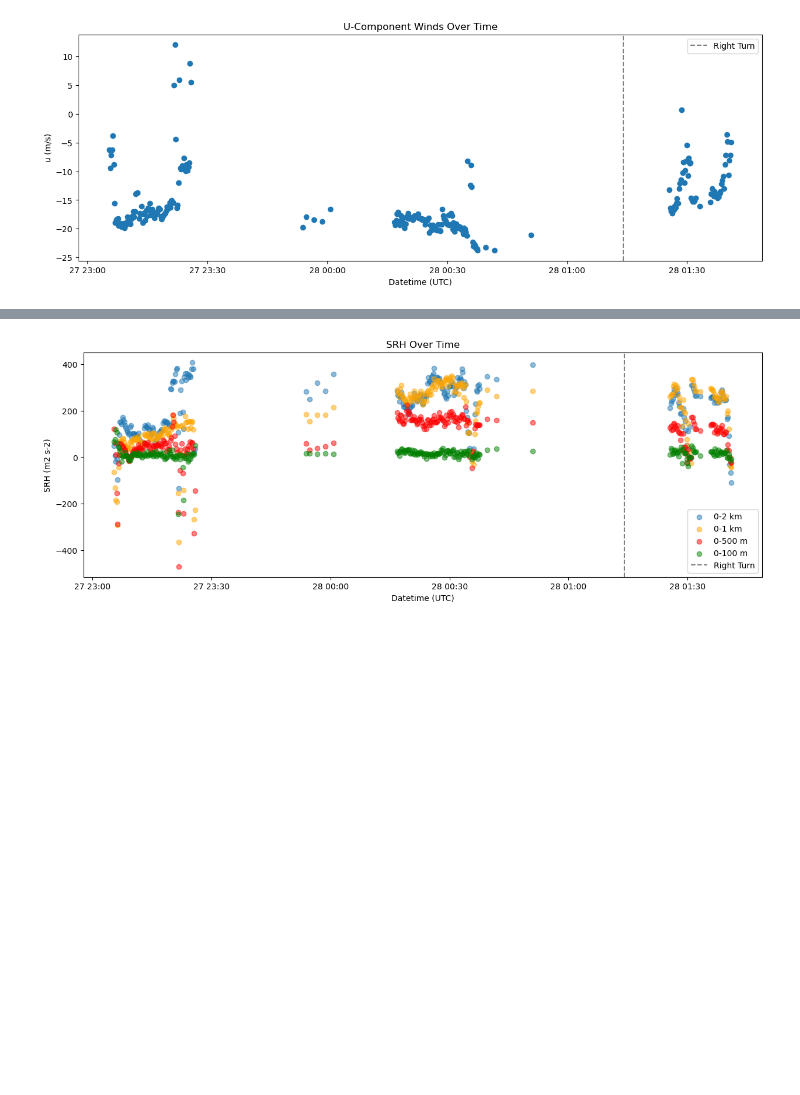
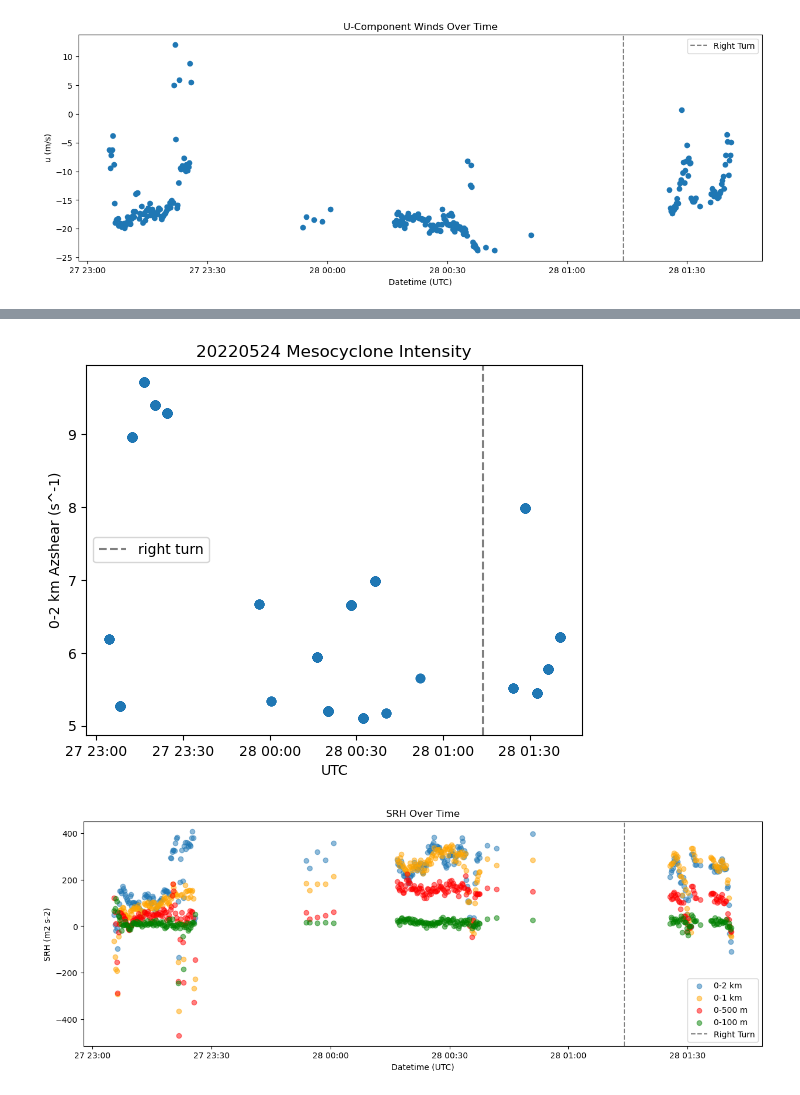
Before and after one commit to JuliaBuhrman/research2024, a Jupyter notebook: rightturn_casecheck.ipynb, the cells around one changed output, grey strips where cells are left out. Drawn from its saved outputs; the diff is of its cells as text; code cells hidden in the pictures; blank space fills up the shorter version.

```diff
--- a/rightturn_casecheck.ipynb
+++ b/rightturn_casecheck.ipynb
@@ -668,3 +700,16 @@ plt.show()
+# %%
+date_select = meso_azshear_df[meso_azshear_df['Date'] == '20230527']
+rt_time = pd.Timestamp('2023-05-28 01:14:00')
+plt.figure()
+plt.scatter(date_select['Time'], date_select['Meso_Max'])
+plt.title('20220524 Mesocyclone Intensity')
+plt.axvline(rt_time, linestyle='--', color='gray', label='right turn')
+plt.legend()
+plt.xlabel('UTC')
+plt.ylabel('0-2 km Azshear (s^-1)')
+plt.show()
+# %% [output]
+[figure, added]
 # %%
 def composite_srh_nan(u,v):
     '''
```
Also changed, not shown: parts of 16 cells of this notebook.
